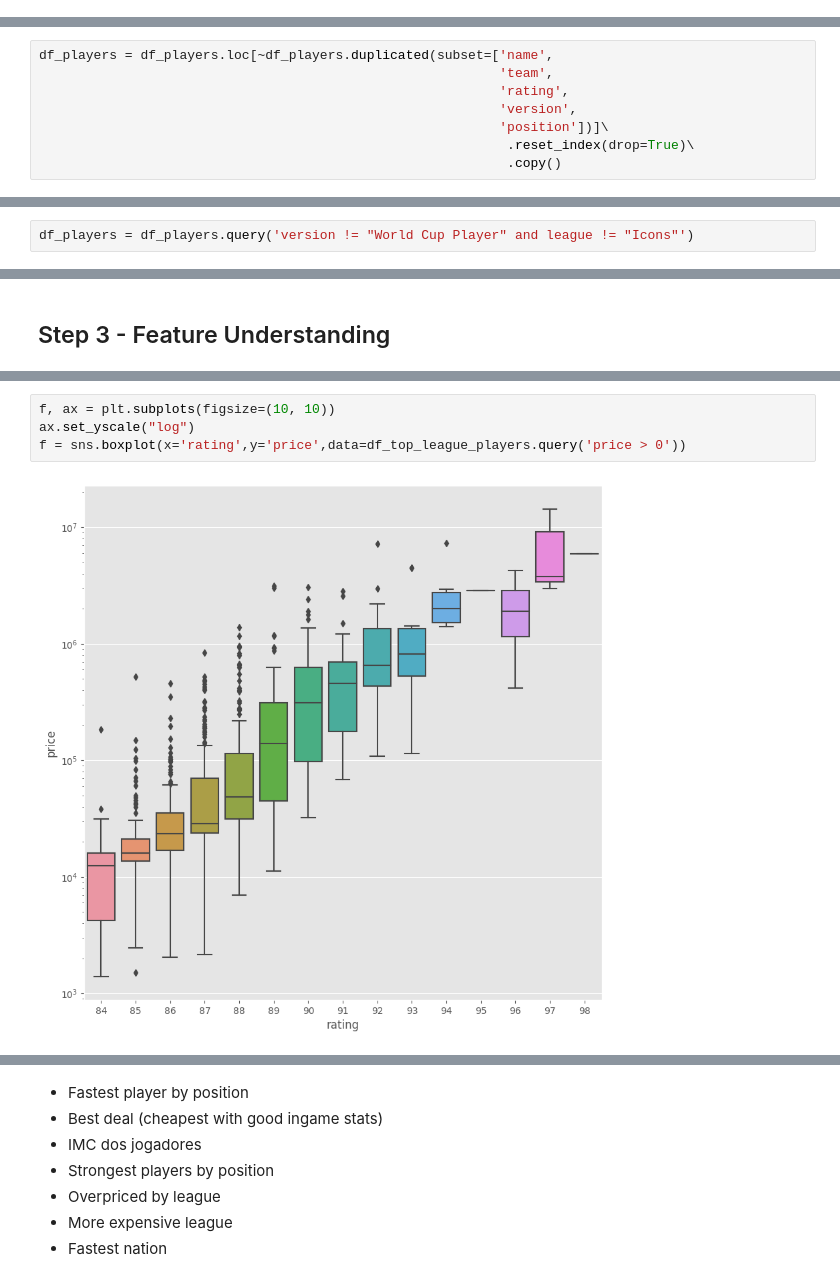
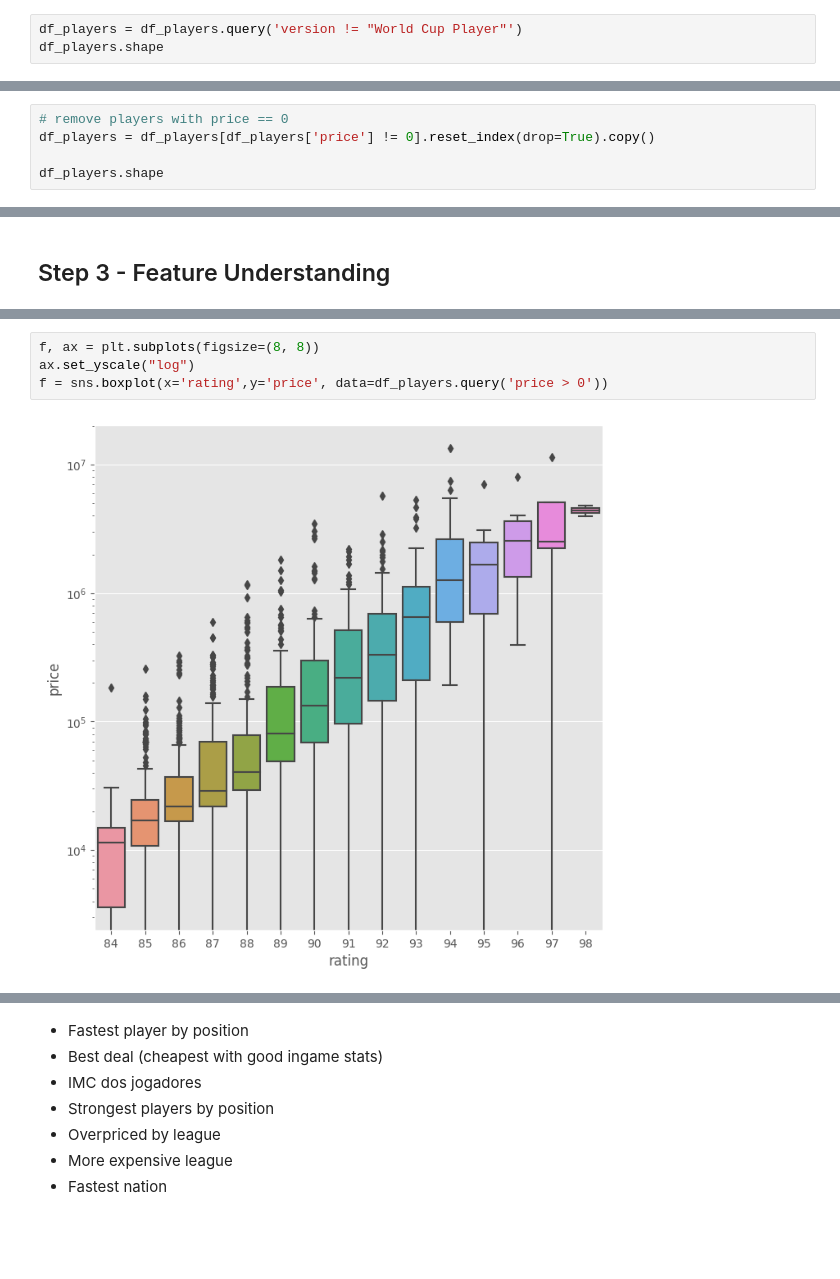
Before and after one commit to felipemayer/fut-23-analysis, a Jupyter notebook: players_analysis.ipynb, the cells around one changed output, grey strips where cells are left out. Saved outputs shown, nothing was run; the diff lists cells and outputs as text; blank space fills up the shorter version.

```diff
--- a/players_analysis.ipynb
+++ b/players_analysis.ipynb
@@ -425,0 +471,3 @@ dtype: int64
+# %%
+df_players = df_players.query('version != "World Cup Player"')
+df_players.shape
@@ -425,0 +492,5 @@ dtype: int64
+# %%
+# remove players with price == 0
+df_players = df_players[df_players['price'] != 0].reset_index(drop=True).copy()
+
+df_players.shape
@@ -450,8 +501,0 @@ df_players.loc[df_players.duplicated(subset=['name',
-# %%
-df_players = df_players.loc[~df_players.duplicated(subset=['name',
-                                                           'team',
-                                                           'rating',
-                                                           'version',
-                                                           'position'])]\
-                                                            .reset_index(drop=True)\
-                                                            .copy()
@@ -460,2 +501,0 @@ For the purposes of this analysis, we will exclude two special versions of playe
-# %%
-df_players = df_players.query('version != "World Cup Player" and league != "Icons"')
@@ -560,6 +591,6 @@ plt.show()
 # %%
-f, ax = plt.subplots(figsize=(10, 10))
+f, ax = plt.subplots(figsize=(8, 8))
 ax.set_yscale("log")
-f = sns.boxplot(x='rating',y='price',data=df_top_league_players.query('price > 0'))
+f = sns.boxplot(x='rating',y='price', data=df_players.query('price > 0'))
 # %% [output]
-[figure, old version]
+[figure, new version]
```
Also changed, not shown: parts of 71 cells of this notebook.
